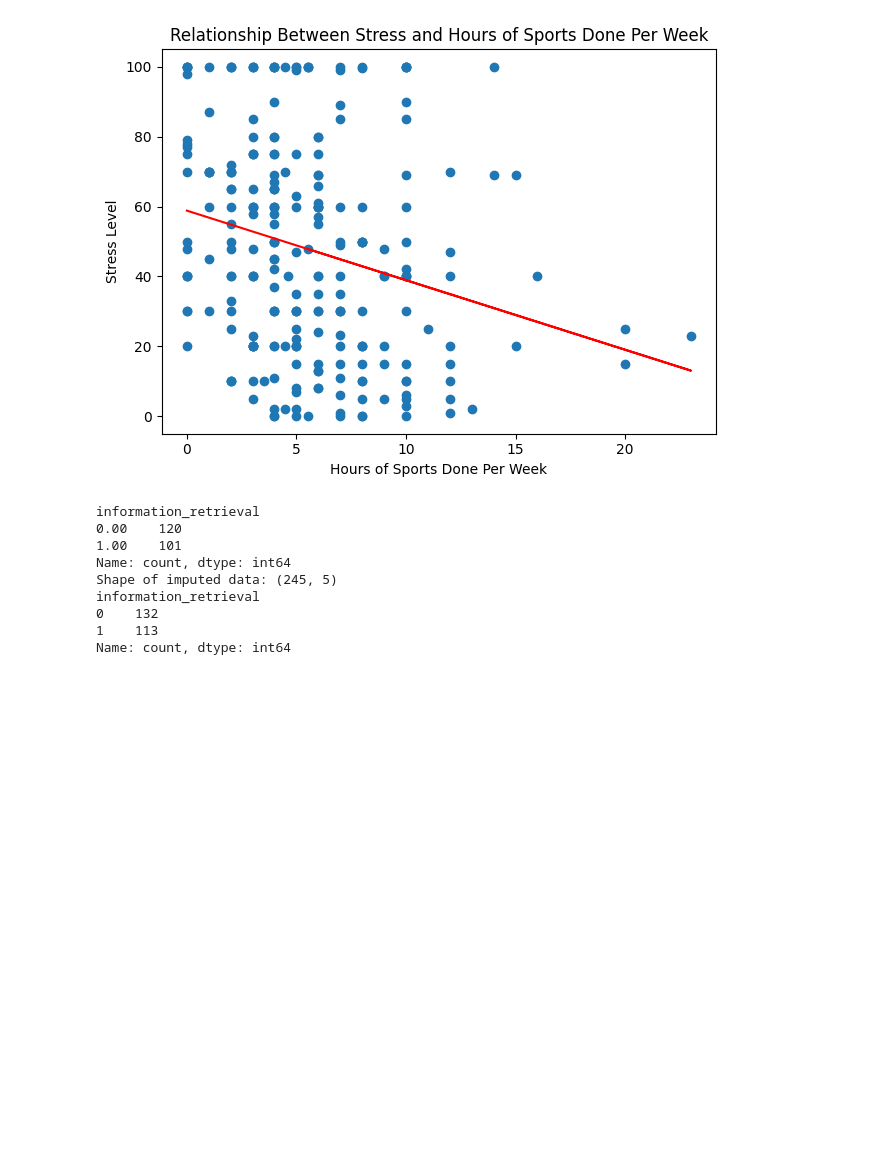
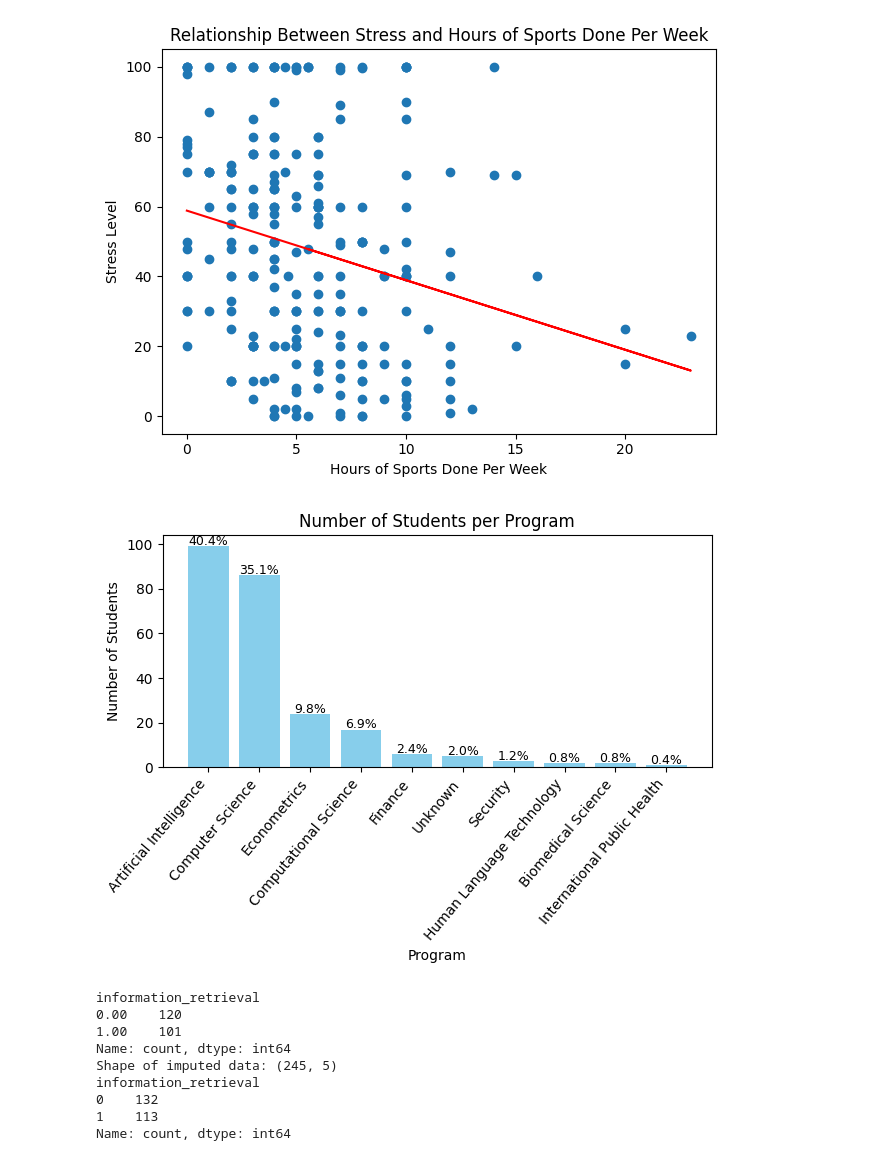
Before and after one commit to NaniHazbolatow/DataMiningTechniques, a Jupyter notebook: Group Assignment 1/code.ipynb, the cells around one changed output. Saved outputs shown, nothing was run; the diff lists cells and outputs as text; code cells hidden in the pictures; blank space fills up the shorter version.

```diff
--- a/Group Assignment 1/code.ipynb
+++ b/Group Assignment 1/code.ipynb
@@ -76,11 +76,16 @@ basic_data_tidy.loc[:, 'program'] = basic_data_tidy['program'].apply(
     else 'Biomedical Science' if pd.notnull(x) and ('bio' in x.lower())
     else 'Finance' if pd.notnull(x) and ('finance' in x.lower())
     else 'Human Language Technology' if pd.notnull(x) and ('human language' in x.lower())
-    else 'Big Data Engineering' if pd.notnull(x) and ('data engineer' in x.lower())
-    else 'Green IT' if pd.notnull(x) and ('green' in x.lower())
+    else 'Computer Science' if pd.notnull(x) and ('data engineer' in x.lower())
+    else 'Computer Science' if pd.notnull(x) and ('green' in x.lower())
     else 'Unknown' if pd.notnull(x) and ('ba' in x.lower() or '1234' in x.lower() or 'fintech' in x.lower() or 'master' in x.lower())
     else 'Security' if pd.notnull(x) and ('npn' in x.lower() or 'security' in x.lower())
     else x)
+
+# Green IT and Data Engineering are both Computer Science tracks*
+
+# Remove 'Msc ' from the program column
+basic_data_tidy['program'] = basic_data_tidy['program'].str.replace('Msc ', '', regex=False)
 
 # verifying that worked
 print(set(basic_data_tidy['program']))
@@ -408,6 +413,37 @@ plt.tight_layout()
 plt.show()
 # %% [output]
 [figure]
+# %%
+# I'll now make a bar graph for the programs
+program_counts = basic_data_tidy['program'].value_counts()
+total_students = program_counts.sum()
+
+# setup
+plt.bar(program_counts.index, program_counts.values, color='skyblue')
+
+# Add labels and title
+plt.xlabel('Program')
+plt.ylabel('Number of Students')
+plt.title('Number of Students per Program')
+
+# it would look better if we had the percentages also
+for index, value in enumerate(program_counts.values):
+    percentage = (value / total_students) * 100
+    plt.text(index, value + 0.5, f'{percentage:.1f}%', ha='center', fontsize=9)
+
+# rotate x-axis labels for better readability
+plt.xticks(rotation=50, ha='right')
+
+# this is needed to make the plot look nice when saving it
+plt.tight_layout()
+
+# saving this plot for myself
+plt.savefig('Plots/programs.png', bbox_inches = 'tight')
+
+# Show the plot
+plt.show()
+# %% [output]
+[figure, added]
 # %%
 # The information retrieval column is nearly empty. Values will be imputed using KNN
 set(basic_data_tidy['information_retrieval']) # 0, 1, unknown
```
Also changed, not shown: parts of 11 cells of this notebook, 3 other files.
